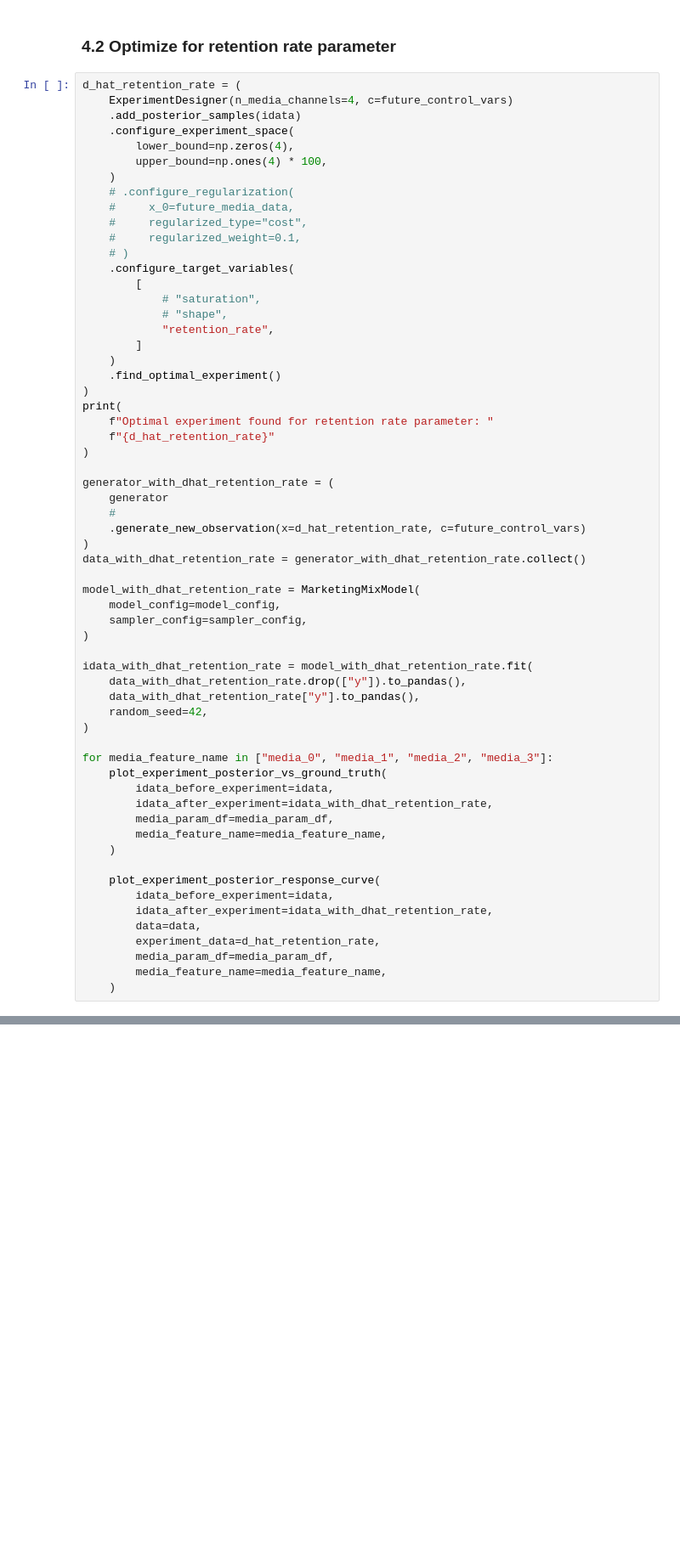
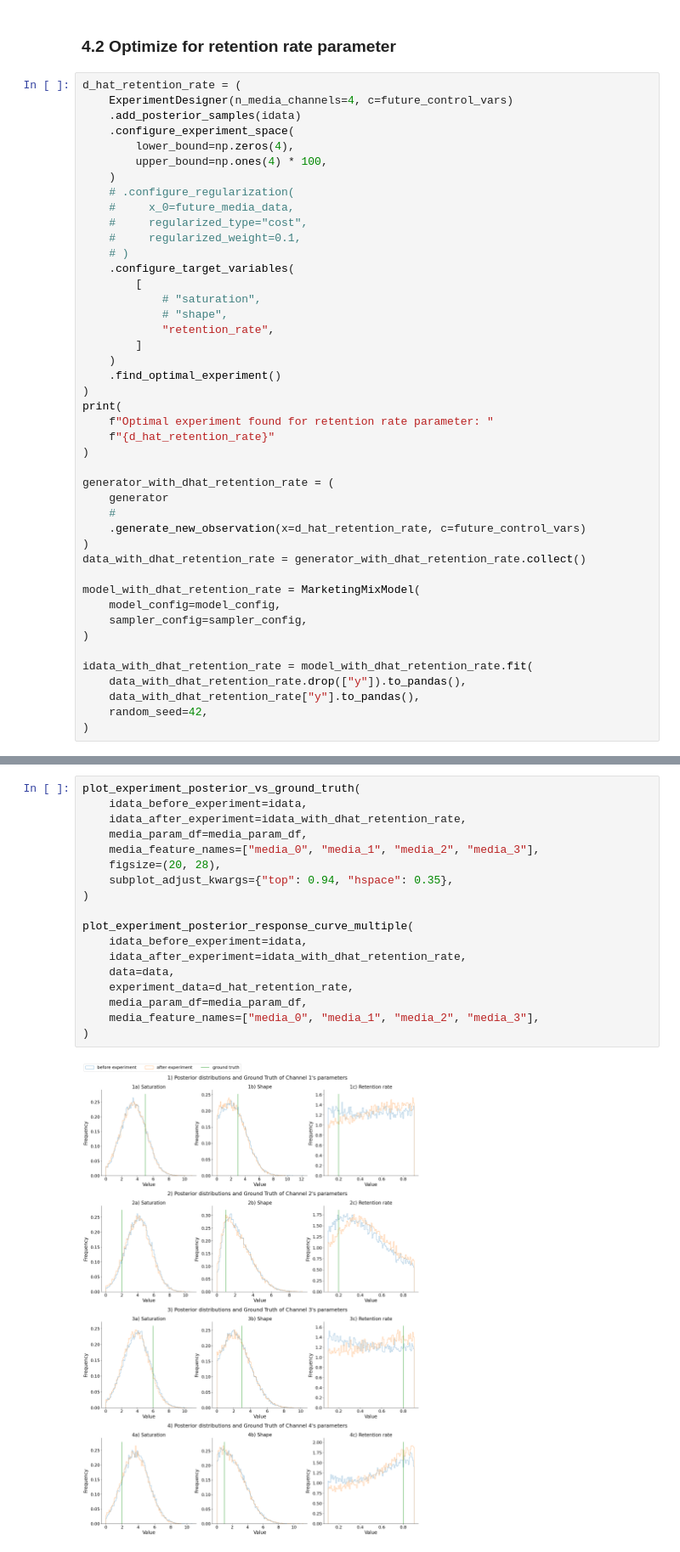
Before and after one commit to triluu03/bedmmm, a Jupyter notebook: experiment/all_uncertain_channels.ipynb, the cells around one changed output, grey strips where cells are left out. Shown at 85% size. Cells and saved outputs as stored; diff of their text form; blank space fills up the shorter version.

```diff
--- a/experiment/all_uncertain_channels.ipynb
+++ b/experiment/all_uncertain_channels.ipynb
@@ -373,23 +372,6 @@ idata_with_dhat_retention_rate = model_with_dhat_retention_rate.fit(
     data_with_dhat_retention_rate["y"].to_pandas(),
     random_seed=42,
 )
-
-for media_feature_name in ["media_0", "media_1", "media_2", "media_3"]:
-    plot_experiment_posterior_vs_ground_truth(
-        idata_before_experiment=idata,
-        idata_after_experiment=idata_with_dhat_retention_rate,
-        media_param_df=media_param_df,
-        media_feature_name=media_feature_name,
-    )
-
-    plot_experiment_posterior_response_curve(
-        idata_before_experiment=idata,
-        idata_after_experiment=idata_with_dhat_retention_rate,
-        data=data,
-        experiment_data=d_hat_retention_rate,
-        media_param_df=media_param_df,
-        media_feature_name=media_feature_name,
-    )
 # %% [output]
   message: CONVERGENCE: NORM OF PROJECTED GRADIENT <= PGTOL
   success: True
@@ -430,0 +401,20 @@ Sampling: [y]
+# %%
+plot_experiment_posterior_vs_ground_truth(
+    idata_before_experiment=idata,
+    idata_after_experiment=idata_with_dhat_retention_rate,
+    media_param_df=media_param_df,
+    media_feature_names=["media_0", "media_1", "media_2", "media_3"],
+    figsize=(20, 28),
+    subplot_adjust_kwargs={"top": 0.94, "hspace": 0.35},
+)
+
+plot_experiment_posterior_response_curve_multiple(
+    idata_before_experiment=idata,
+    idata_after_experiment=idata_with_dhat_retention_rate,
+    data=data,
+    experiment_data=d_hat_retention_rate,
+    media_param_df=media_param_df,
+    media_feature_names=["media_0", "media_1", "media_2", "media_3"],
+)
+# %% [output]
+[figure, added]
```
Also changed, not shown: parts of 15 cells of this notebook, 1 other file.
